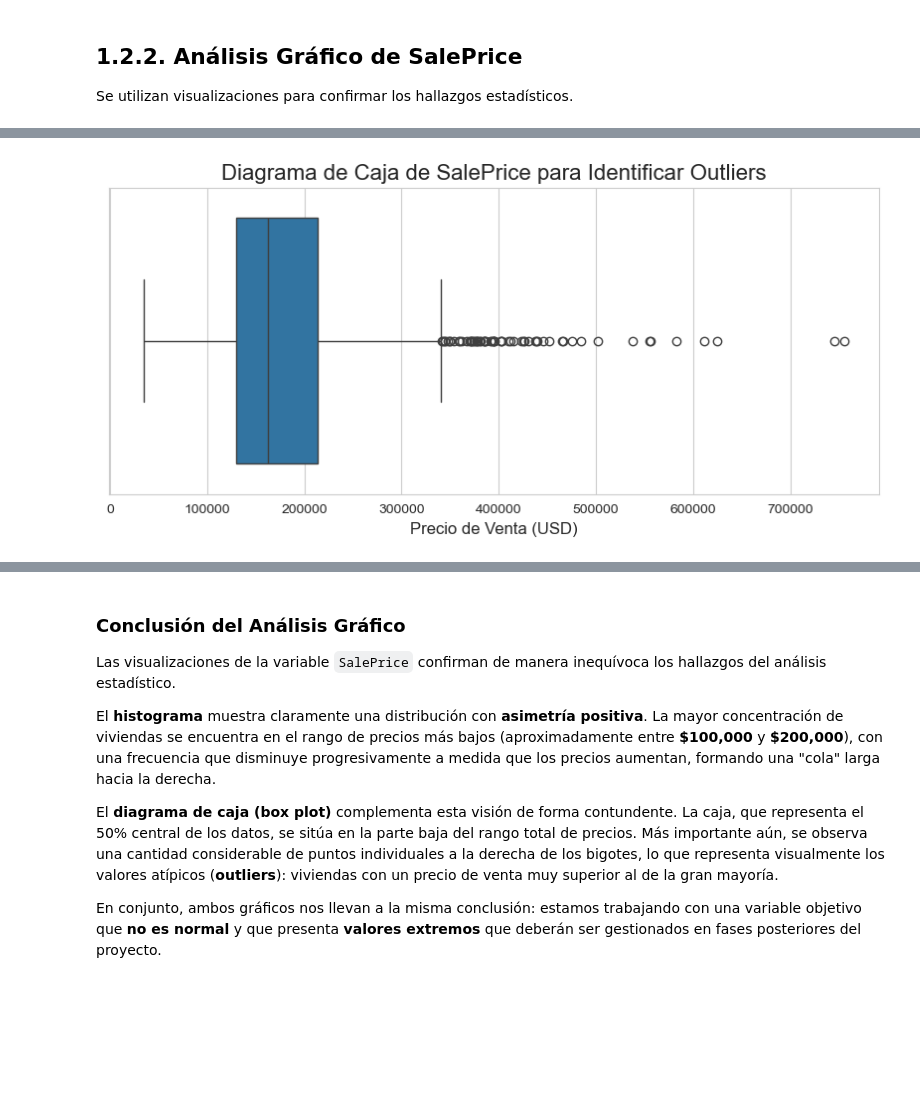
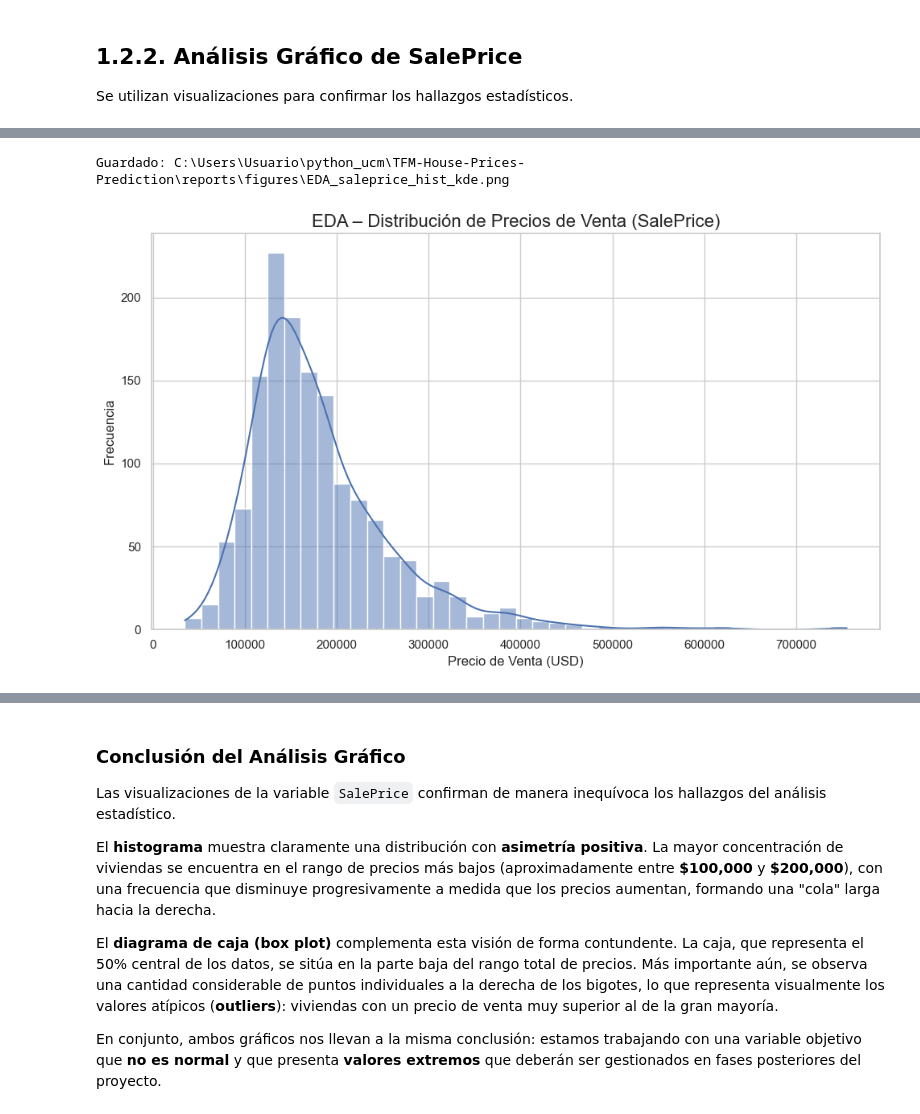
Before and after one commit to Ruben-SM-01/TFM-House-Prices-Prediction, a Jupyter notebook: notebooks/01_eda_and_modeling.ipynb, the cells around one changed output, grey strips where cells are left out. Drawn from its saved outputs; the diff is of its cells as text; code cells hidden in the pictures; blank space fills up the shorter version.

```diff
--- a/notebooks/01_eda_and_modeling.ipynb
+++ b/notebooks/01_eda_and_modeling.ipynb
@@ -151,14 +131,33 @@ plt.show()
-# %%
-plt.figure(figsize=(10, 4))
-
-# Crear el box plot
-sns.boxplot(x=df['SalePrice'])
-
-# Añadir títulos y etiquetas
-plt.title('Diagrama de Caja de SalePrice para Identificar Outliers', fontsize=16)
-plt.xlabel('Precio de Venta (USD)', fontsize=12)
-
-# Mostrar el gráfico
-plt.show()
-# %% [output]
-[figure, removed]
+# %%
+import os
+import seaborn as sns
+import matplotlib.pyplot as plt
+
+# Carpeta de figuras del proyecto
+FIG_DIR = '../reports/figures'
+os.makedirs(FIG_DIR, exist_ok=True)
+
+# Configuración de estilo para los gráficos
+sns.set_style('whitegrid')
+plt.figure(figsize=(10, 6))
+
+# Crear el histograma y el gráfico de densidad
+sns.histplot(df['SalePrice'], kde=True, bins=40)
+
+# Añadir títulos y etiquetas para mayor claridad
+plt.title('EDA – Distribución de Precios de Venta (SalePrice)', fontsize=16)
+plt.xlabel('Precio de Venta (USD)', fontsize=12)
+plt.ylabel('Frecuencia', fontsize=12)
+
+# Guardar el gráfico en la ruta de figuras
+out_path = os.path.join(FIG_DIR, 'EDA_saleprice_hist_kde.png')
+plt.tight_layout()
+plt.savefig(out_path, dpi=130, bbox_inches='tight')
+print('Guardado:', os.path.abspath(out_path))
+
+# Mostrar el gráfico
+plt.show()
+plt.close()
+# %% [output]
+Guardado: C:\Users\Usuario\python_ucm\TFM-House-Prices-Prediction\reports\figures\EDA_saleprice_hist_kde.png
+[figure, added]
```
Also changed, not shown: parts of 18 cells of this notebook, 22 other files.
